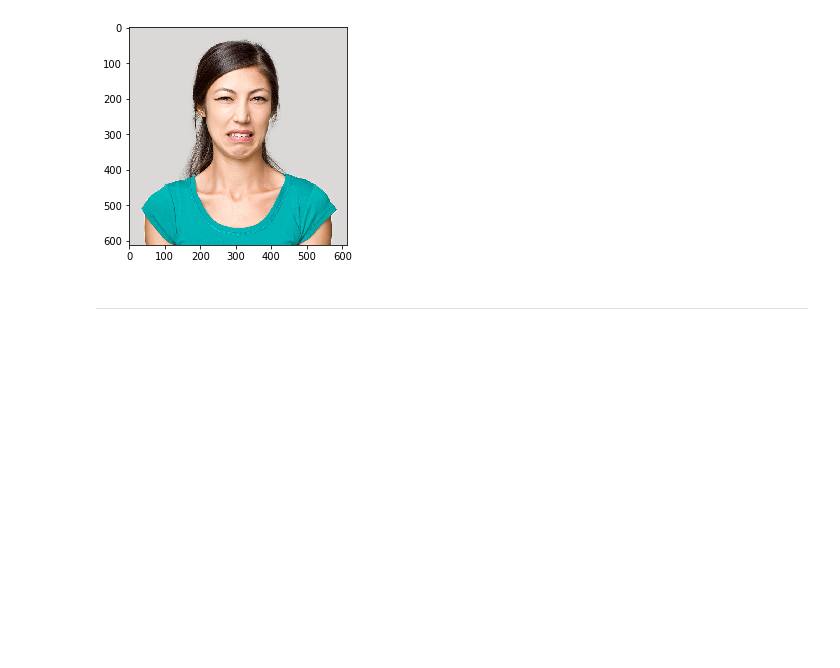
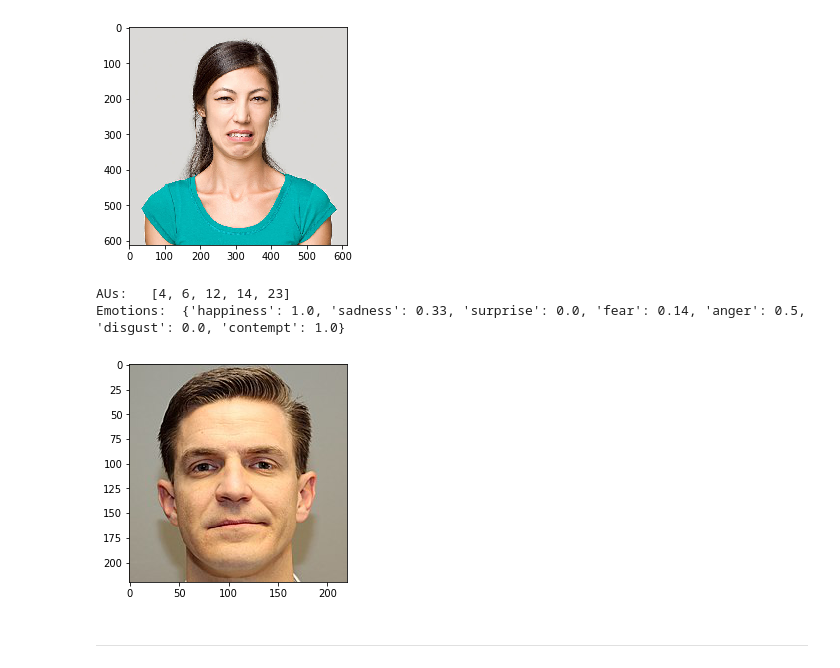
Before and after one commit to lucaArrotta/Python-library-for-Action-Unit-and-Emotion-recognition-with-CNNs-SVMs-and-SVRs, a Jupyter notebook: test_au_lib.ipynb, the cells around one changed output. Saved outputs shown, nothing was run; the diff lists cells and outputs as text; code cells hidden in the pictures; blank space fills up the shorter version.

```diff
--- a/test_au_lib.ipynb
+++ b/test_au_lib.ipynb
@@ -81,5 +81,15 @@ AUs:   [4, 6, 7, 16, 20, 26]
 Emotions:  {'happiness': 0.5, 'sadness': 0.33, 'surprise': 0.25, 'fear': 0.57, 'anger': 0.5, 'disgust': 0.33}
 AUs (intensities):   {4: 1.95, 6: 1.16, 7: 1.35, 9: 1.65, 16: 2.23, 20: 1.98, 26: 1.47}
 [figure]
+# %%
+img = Image.open("images/test_contempt.jpg")
+print("AUs:  ", au_lib.get_img_aus_occurencies(img))
+print("Emotions: ", au_lib.get_img_emotions_occurencies(img))
+#print("AUs (intensities):  ", au_lib.get_img_aus_intensities(img))
+show_image(img)
+# %% [output]
+AUs:   [4, 6, 12, 14, 23]
+Emotions:  {'happiness': 1.0, 'sadness': 0.33, 'surprise': 0.0, 'fear': 0.14, 'anger': 0.5, 'disgust': 0.0, 'contempt': 1.0}
+[figure, added]
 # %% [markdown]
 ***
```
Also changed, not shown: 5 other files.
